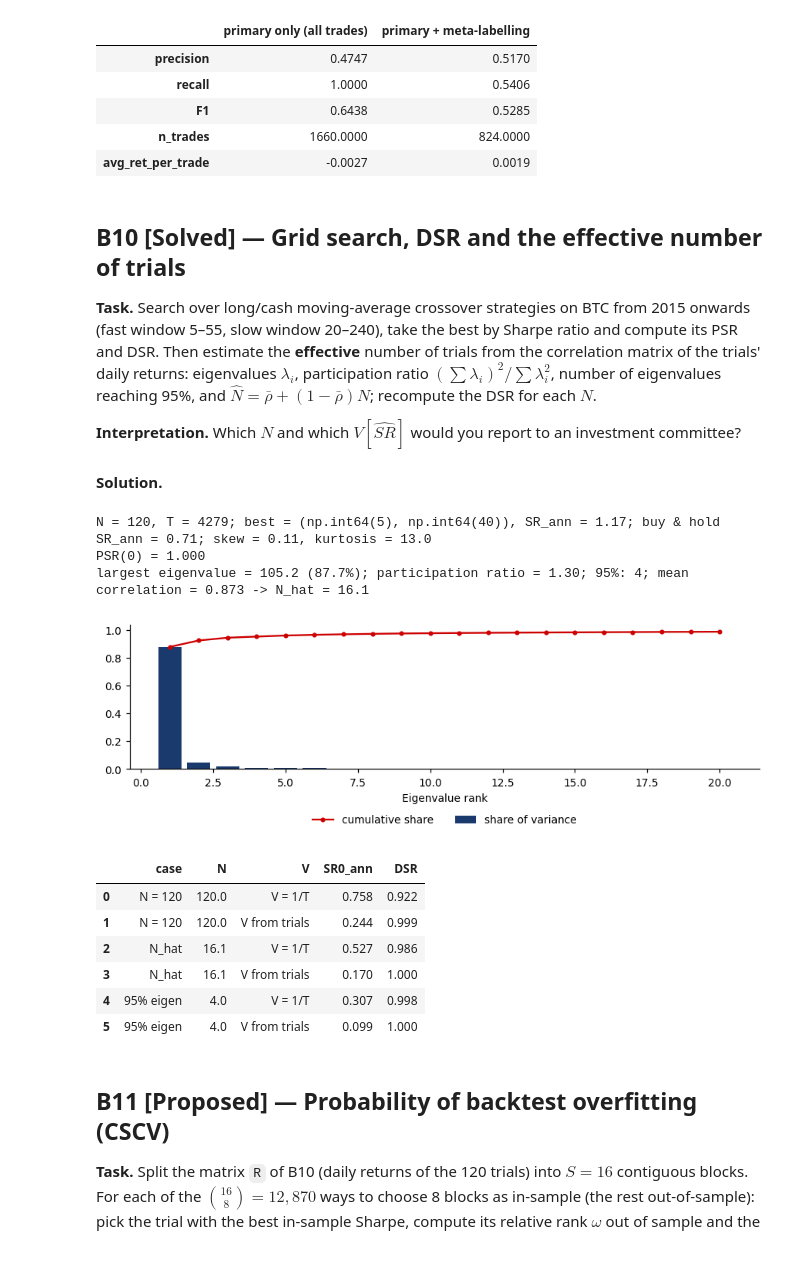
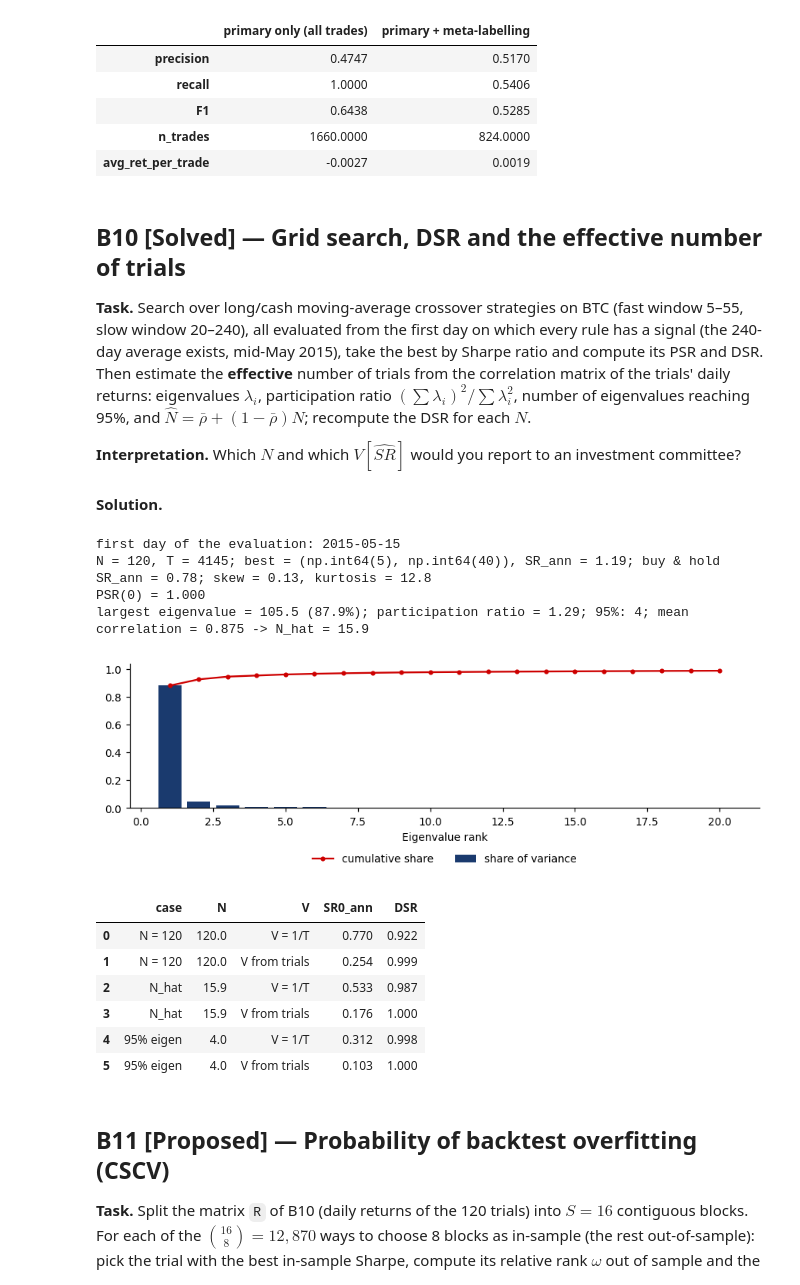
Before and after one commit to danpele/MFM, a Jupyter notebook: notebooks/EN/chapter13_seminar_notebook.ipynb, the cells around one changed output. Drawn from its saved outputs; the diff is of its cells as text; code cells hidden in the pictures; blank space fills up the shorter version.

Commit message:
Chapter 13: corrections after independent review (BTC grid warm-up, rolling GW, triple-barrier windows, notebooks, quiz)

```diff
--- a/notebooks/EN/chapter13_seminar_notebook.ipynb
+++ b/notebooks/EN/chapter13_seminar_notebook.ipynb
@@ -152,7 +153,7 @@ def exact_local_whittle(x, m=None, alpha=0.65):
 
 
 def get_daily_vol(close, span=50):
-    """EWMA volatility of daily log returns."""
+    """EWMA volatility: square root of the EWMA of squared deviations of daily log returns."""
     return np.log(close).diff().ewm(span=span).std()
 
 
@@ -163,9 +164,9 @@ def triple_barrier(close, events_idx, vol, pt=1.0, sl=1.0, horizon=10):
     rows = []
     for t0 in events_idx:
         i0 = pos[t0]
-        if i0 + 1 >= len(close) or np.isnan(vol.iloc[i0]):
-            continue
-        i1 = min(i0 + horizon, len(close) - 1)
+        if i0 + horizon >= len(close) or np.isnan(vol.iloc[i0]):
+            continue                                   # incomplete h-day window at the end of the sample: censored, skipped
+        i1 = i0 + horizon
         width = vol.iloc[i0] * np.sqrt(horizon)
         path = logp.iloc[i0 + 1:i1 + 1] - logp.iloc[i0]
         up = path[path >= pt * width].index.min() if pt > 0 else pd.NaT
@@ -189,15 +190,15 @@ def rsi(close, n=14):
     return 100 - 100 / (1 + up / dn)
 
 
-def build_features(close, vix=None, d_ffd=None):
-    """Features that only use information available at time t (no look-ahead)."""
+def build_features(close, vix=None, d_ffd=None, periods=252):
+    """Features that only use information available at time t (no look-ahead); periods = trading days per year (252 equities, 365 crypto)."""
     lp = np.log(close)
     r = lp.diff()
     f = pd.DataFrame(index=close.index)
     for h in (1, 5, 20, 60, 120):
         f[f'mom_{h}'] = lp.diff(h)                                     # momentum over h days
-    f['vol_20'] = r.rolling(20).std() * np.sqrt(252)
-    f['vol_60'] = r.rolling(60).std() * np.sqrt(252)
+    f['vol_20'] = r.rolling(20).std() * np.sqrt(periods)
+    f['vol_60'] = r.rolling(60).std() * np.sqrt(periods)
     f['vol_ratio'] = f['vol_20'] / f['vol_60']
     f['dist_ma50'] = lp - lp.rolling(50).mean()
     f['dist_ma200'] = lp - lp.rolling(200).mean()
@@ -560,7 +563,7 @@ is built and rank the features by MDI), fix it and report the honest result.
 # %%
 # Modelling frame shared by B6-B8 (given)
 H = 5
-feats_b = build_features(btc)
+feats_b = build_features(btc, periods=365)
 FB = list(feats_b.columns)
 dfb = feats_b.assign(fwd=log_btc.shift(-H) - log_btc).dropna()
 dfb['y'] = (dfb['fwd'] > 0).astype(int)
@@ -816,7 +822,8 @@ test period: 2022-02-20 -> 2026-09-06, 1660 signals; meta-model takes 49.6% of t
 # %% [markdown]
 ## B10 [Solved] — Grid search, DSR and the effective number of trials
 
-**Task.** Search over long/cash moving-average crossover strategies on BTC from 2015 onwards (fast window 5–55, slow window 20–240),
+**Task.** Search over long/cash moving-average crossover strategies on BTC (fast window 5–55, slow window 20–240), all evaluated from the
+first day on which every rule has a signal (the 240-day average exists, mid-May 2015),
 take the best by Sharpe ratio and compute its PSR and DSR. Then estimate the **effective** number of trials from the correlation matrix of the
 trials' daily returns: eigenvalues $\lambda_i$, participation ratio $(\sum\lambda_i)^2/\sum\lambda_i^2$, number of eigenvalues reaching 95%,
 and $\hat N = \bar\rho + (1-\bar\rho)N$; recompute the DSR for each $N$.
@@ -831,9 +838,11 @@ for fast in range(5, 60, 5):
     for slow in range(20, 260, 20):
         if slow <= fast:
             continue
-        sig = (log_btc.rolling(fast).mean() > log_btc.rolling(slow).mean()).astype(float).shift(1)   # MAs of log price; trade next day
-        rets[(fast, slow)] = (sig * r_b).loc['2015-01-01':]
-R = pd.DataFrame(rets).dropna()
+        ma_f, ma_s = log_btc.rolling(fast).mean(), log_btc.rolling(slow).mean()
+        sig = (ma_f > ma_s).astype(float).where(ma_s.notna()).shift(1)   # MAs of log price; no signal before both MAs exist; trade next day
+        rets[(fast, slow)] = sig * r_b
+R = pd.DataFrame(rets).dropna()                                     # common start: every rule has a valid signal
+print('first day of the evaluation:', R.index[0].date())
 N, T10 = R.shape[1], len(R)
 srs = R.mean() / R.std()                                            # per-period SR of each trial
 best = srs.idxmax()
@@ -842,41 +851,42 @@ sk10, ku10 = stats.skew(s_best), stats.kurtosis(s_best, fisher=False)
 bh = r_b.loc[R.index]
 print(f'N = {N}, T = {T10}; best = {best}, SR_ann = {srs[best] * np.sqrt(365):.2f}; '
       f'buy & hold SR_ann = {bh.mean() / bh.std() * np.sqrt(365):.2f}; skew = {sk10:.2f}, kurtosis = {ku10:.1f}')
 print(f'PSR(0) = {probabilistic_sharpe_ratio(srs[best], 0, T10, sk10, ku10):.3f}')
 
 C = np.corrcoef(R.values.T)
 lam = np.linalg.eigvalsh(C)[::-1]
 n_pr = lam.sum() ** 2 / (lam ** 2).sum()
 n95 = int(np.searchsorted(np.cumsum(lam) / lam.sum(), 0.95) + 1)
 rho_bar = (C.sum() - N) / (N * (N - 1))
 n_rho = rho_bar + (1 - rho_bar) * N
 print(f'largest eigenvalue = {lam[0]:.1f} ({lam[0] / lam.sum():.1%}); participation ratio = {n_pr:.2f}; '
       f'95%: {n95}; mean correlation = {rho_bar:.3f} -> N_hat = {n_rho:.1f}')
 rows = []
 for label, Nx in (('N = 120', N), ('N_hat', n_rho), ('95% eigen', n95)):
     for vlab, sd in (('V = 1/T', np.sqrt(1 / T10)), ('V from trials', srs.std())):
         rows.append((label, round(Nx, 1), vlab, expected_max_sharpe(max(Nx, 1.0001), sd) * np.sqrt(365),
                      deflated_sharpe_ratio(srs[best], T10, max(Nx, 1.0001), sd, sk10, ku10)))
 ex10 = pd.DataFrame(rows, columns=['case', 'N', 'V', 'SR0_ann', 'DSR'])
 
 fig, ax = plt.subplots(figsize=(8, 2.8))
 ax.bar(np.arange(1, 21), lam[:20] / lam.sum(), color=MainBlue, label='share of variance')
 ax.plot(np.arange(1, 21), np.cumsum(lam[:20]) / lam.sum(), 'o-', ms=3, color=IDAred, label='cumulative share')
 ax.set_xlabel('Eigenvalue rank'); legend_bottom(ax, ncol=2)
 plt.tight_layout(); plt.show()
 ex10.round(3)
 # %% [output]
-N = 120, T = 4279; best = (np.int64(5), np.int64(40)), SR_ann = 1.17; buy & hold SR_ann = 0.71; skew = 0.11, kurtosis = 13.0
+first day of the evaluation: 2015-05-15
+N = 120, T = 4145; best = (np.int64(5), np.int64(40)), SR_ann = 1.19; buy & hold SR_ann = 0.78; skew = 0.13, kurtosis = 12.8
 PSR(0) = 1.000
-largest eigenvalue = 105.2 (87.7%); participation ratio = 1.30; 95%: 4; mean correlation = 0.873 -> N_hat = 16.1
+largest eigenvalue = 105.5 (87.9%); participation ratio = 1.29; 95%: 4; mean correlation = 0.875 -> N_hat = 15.9
 [figure]
 |  | case | N | V | SR0_ann | DSR |
-| 0 | N = 120 | 120.0 | V = 1/T | 0.758 | 0.922 |
-| 1 | N = 120 | 120.0 | V from trials | 0.244 | 0.999 |
-| 2 | N_hat | 16.1 | V = 1/T | 0.527 | 0.986 |
-| 3 | N_hat | 16.1 | V from trials | 0.170 | 1.000 |
-| 4 | 95% eigen | 4.0 | V = 1/T | 0.307 | 0.998 |
-| 5 | 95% eigen | 4.0 | V from trials | 0.099 | 1.000 |
+| 0 | N = 120 | 120.0 | V = 1/T | 0.770 | 0.922 |
+| 1 | N = 120 | 120.0 | V from trials | 0.254 | 0.999 |
+| 2 | N_hat | 15.9 | V = 1/T | 0.533 | 0.987 |
+| 3 | N_hat | 15.9 | V from trials | 0.176 | 1.000 |
+| 4 | 95% eigen | 4.0 | V = 1/T | 0.312 | 0.998 |
+| 5 | 95% eigen | 4.0 | V from trials | 0.103 | 1.000 |
 # %% [markdown]
 ## B11 [Proposed] — Probability of backtest overfitting (CSCV)
 
```
Also changed, not shown: parts of 10 cells of this notebook, 15 other files.
